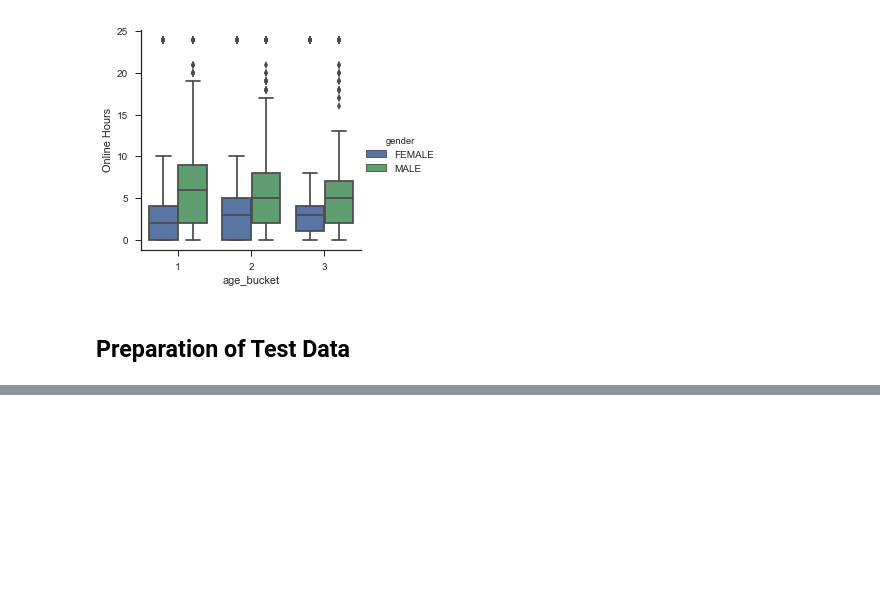
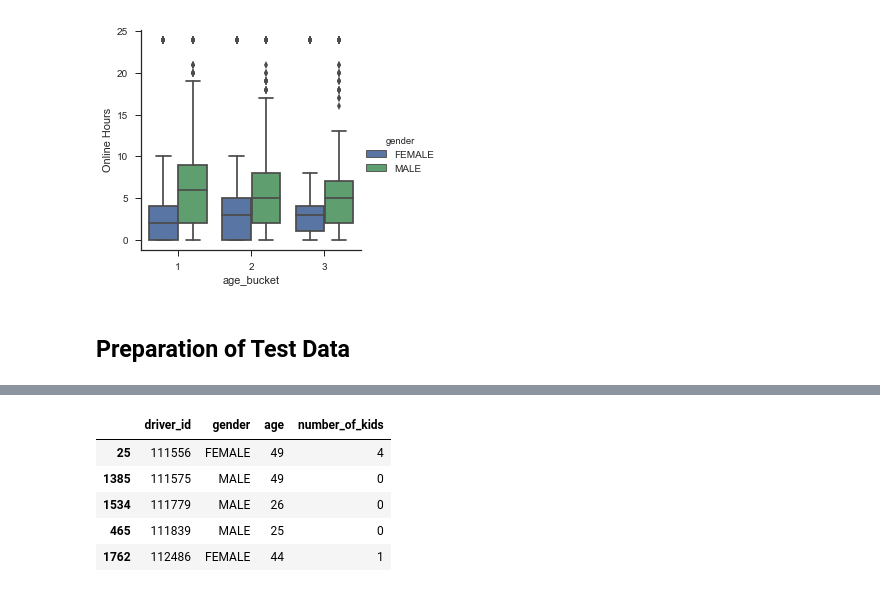
Before and after one commit to vikiitkgp/vikiitkgp.github.io, a Jupyter notebook: Case Study/Data_Preparation.ipynb, the cells around one changed output, grey strips where cells are left out. Cells and saved outputs as stored; diff of their text form; code cells hidden in the pictures; blank space fills up the shorter version.

```diff
--- a/Case Study/Data_Preparation.ipynb
+++ b/Case Study/Data_Preparation.ipynb
@@ -219,2 +224,11 @@ test.head()
+# %%
+drivers.head()
+# %% [output]
+|  | driver_id | gender | age | number_of_kids |
+| 25 | 111556 | FEMALE | 49 | 4 |
+| 1385 | 111575 | MALE | 49 | 0 |
+| 1534 | 111779 | MALE | 26 | 0 |
+| 465 | 111839 | MALE | 25 | 0 |
+| 1762 | 112486 | FEMALE | 44 | 1 |
 # %%
 ## Merging Test with Drivers Data
```
Also changed, not shown: parts of 14 cells of this notebook, 2 other files.
